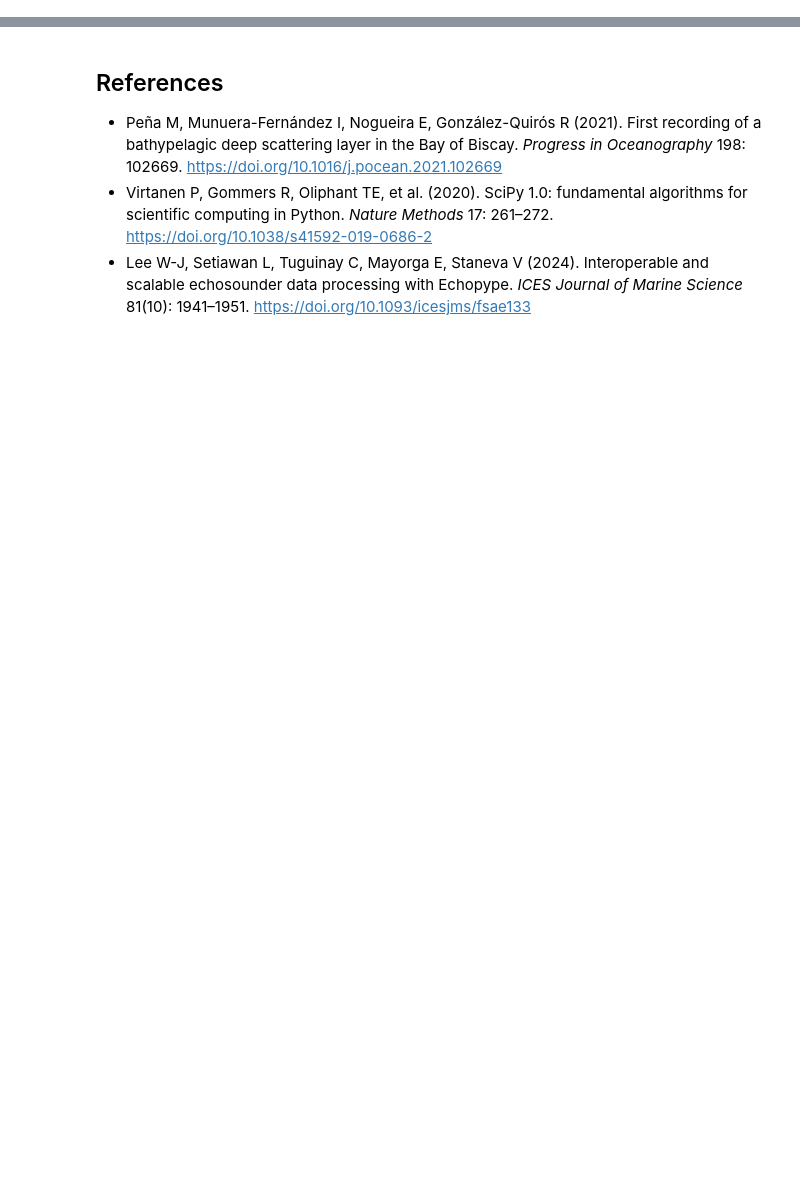
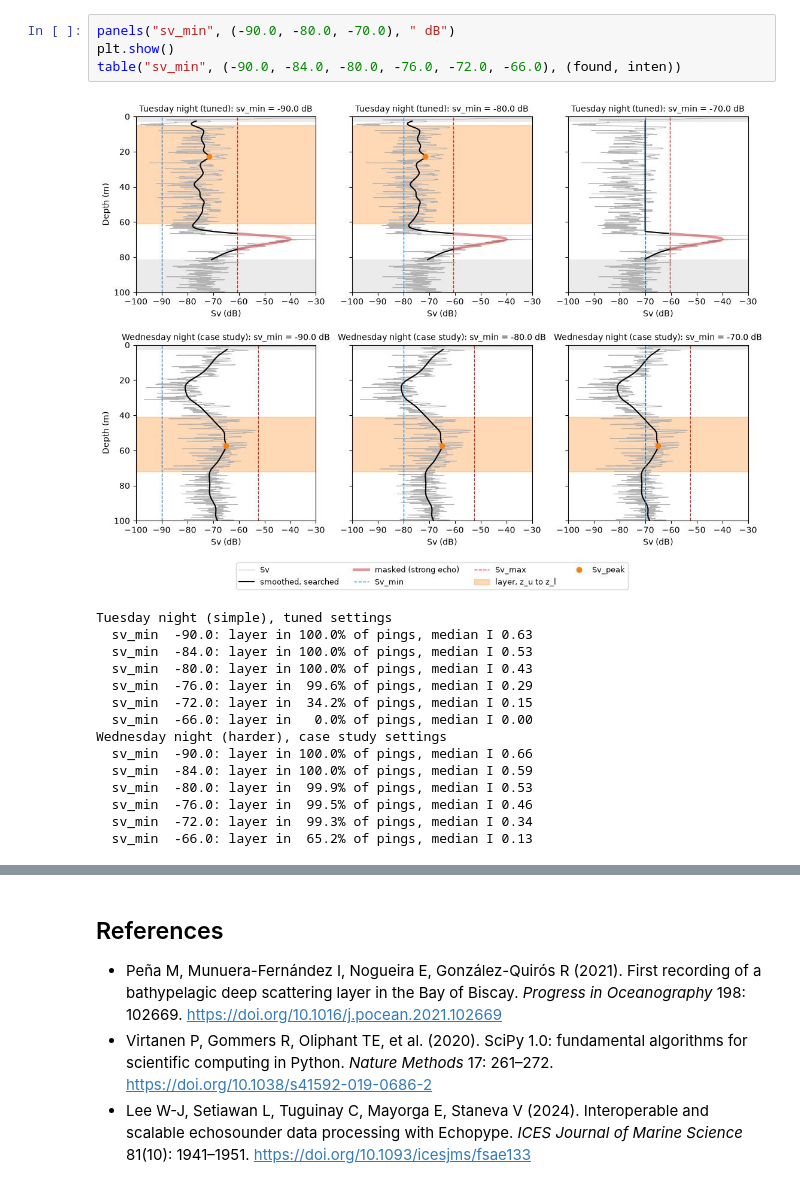
Before and after one commit to Ahmed-Abdelgayed/SSL-detector-demo, a Jupyter notebook: ssl_detector_demo.ipynb, the cells around one changed output, grey strips where cells are left out. Drawn from its saved outputs; the diff is of its cells as text; blank space fills up the shorter version.

```diff
--- a/ssl_detector_demo.ipynb
+++ b/ssl_detector_demo.ipynb
@@ -347,0 +268,20 @@ display(w.HBox([left, right]), out)
+# %%
+panels("sv_min", (-90.0, -80.0, -70.0), " dB")
+plt.show()
+table("sv_min", (-90.0, -84.0, -80.0, -76.0, -72.0, -66.0), (found, inten))
+# %% [output]
+[figure, added]
+Tuesday night (simple), tuned settings
+  sv_min  -90.0: layer in 100.0% of pings, median I 0.63
+  sv_min  -84.0: layer in 100.0% of pings, median I 0.53
+  sv_min  -80.0: layer in 100.0% of pings, median I 0.43
+  sv_min  -76.0: layer in  99.6% of pings, median I 0.29
+  sv_min  -72.0: layer in  34.2% of pings, median I 0.15
+  sv_min  -66.0: layer in   0.0% of pings, median I 0.00
+Wednesday night (harder), case study settings
+  sv_min  -90.0: layer in 100.0% of pings, median I 0.66
+  sv_min  -84.0: layer in 100.0% of pings, median I 0.59
+  sv_min  -80.0: layer in  99.9% of pings, median I 0.53
+  sv_min  -76.0: layer in  99.5% of pings, median I 0.46
+  sv_min  -72.0: layer in  99.3% of pings, median I 0.34
+  sv_min  -66.0: layer in  65.2% of pings, median I 0.13
```
Also changed, not shown: parts of 51 cells of this notebook, 6 other files.
